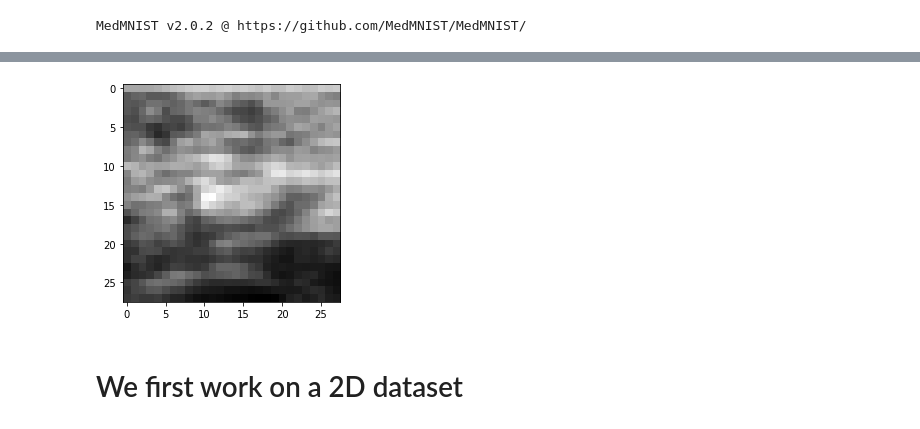
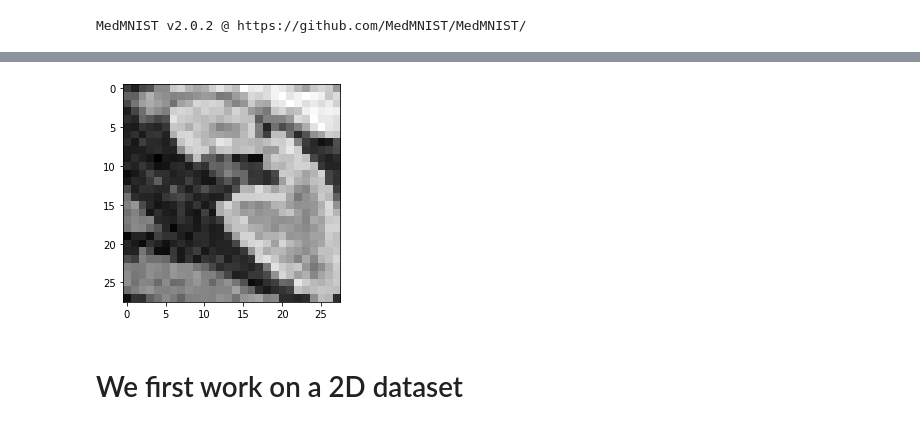
Before and after one commit to LiYuan199701/capstone, a Jupyter notebook: 01-read-in-medmnist.ipynb, the cells around one changed output, grey strips where cells are left out. Cells and saved outputs as stored; diff of their text form; code cells hidden in the pictures.

```diff
--- a/01-read-in-medmnist.ipynb
+++ b/01-read-in-medmnist.ipynb
@@ -23,5 +40,6 @@ total 466480
 # %%
-data = np.load('/Users/liyuan/.medmnist/breastmnist.npz')
+#data = np.load('/Users/liyuan/.medmnist/breastmnist.npz')
+data = np.load('/root/.medmnist/organsmnist.npz')
 # %%
 data['train_images'].shape
 # %% [output]
@@ -49,11 +57,11 @@ array([[1],
 # %%
 from PIL import Image
 from matplotlib.pyplot import imshow
 %matplotlib inline
-img = Image.fromarray(data['train_images'][400])
-imshow(data['train_images'][0], cmap='gray');
+img = Image.fromarray(data['train_images'][100])
+imshow(data['train_images'][10003], cmap='gray');
 # %% [output]
-[figure, old version]
+[figure, new version]
 # %% [markdown]
 # We first work on a 2D dataset
 # %%
```
Also changed, not shown: parts of 12 cells of this notebook, 23 other files.
